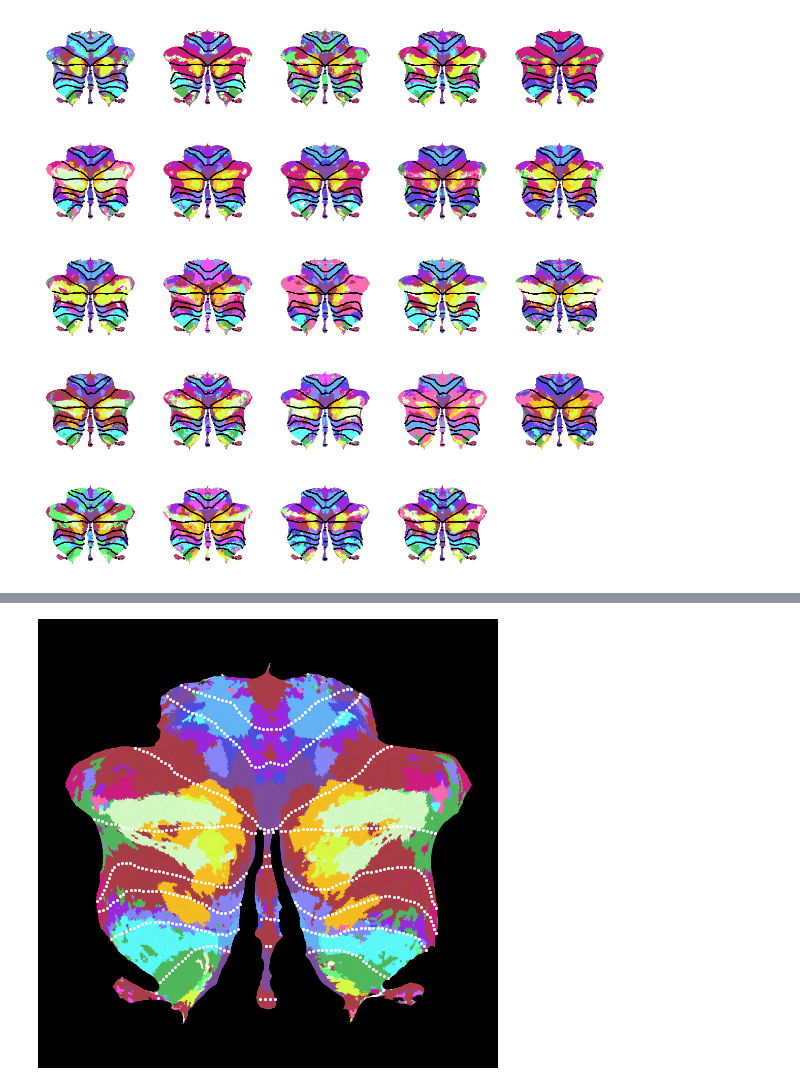
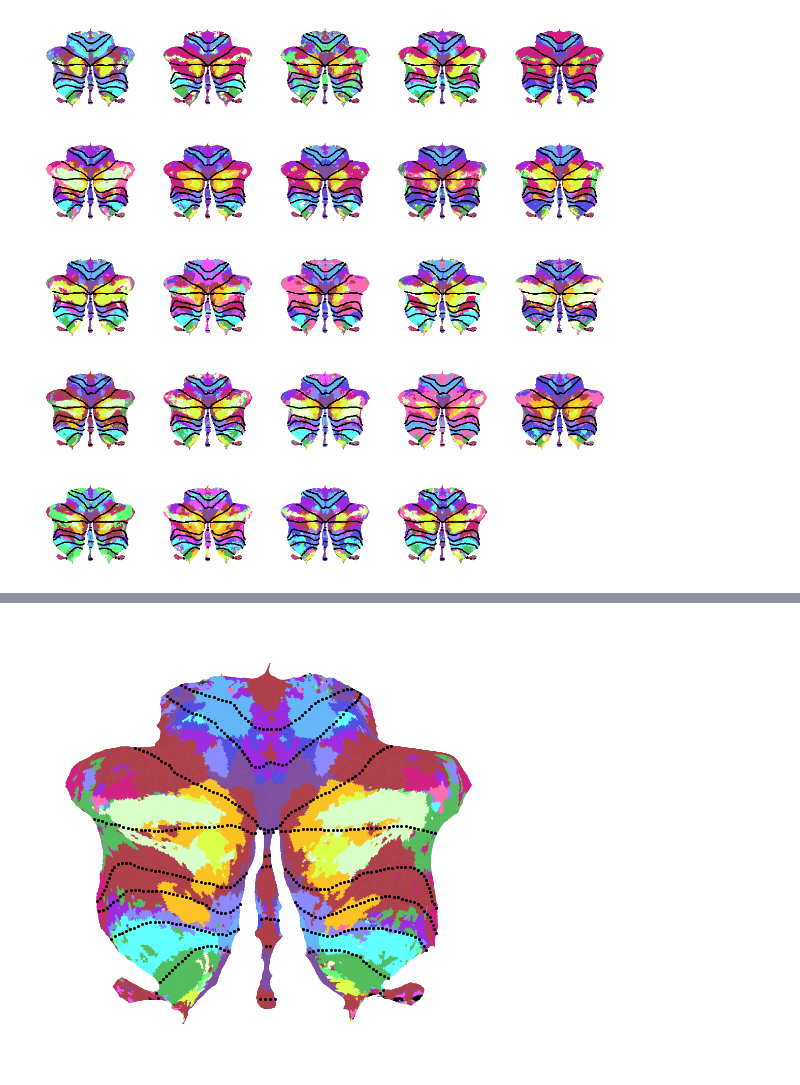
Before and after one commit to DiedrichsenLab/ProbabilisticParcellation, a Jupyter notebook: notebooks/atlas_paper/individual_sym_asym.ipynb, the cells around one changed output, grey strips where cells are left out. Cells and saved outputs as stored; diff of their text form; code cells hidden in the pictures.

```diff
--- a/notebooks/atlas_paper/individual_sym_asym.ipynb
+++ b/notebooks/atlas_paper/individual_sym_asym.ipynb
@@ -81,15 +81,15 @@ plt.savefig(figure_path + 'individ_parcel_09.png',dpi=300,bbox_inches='tight')
 # %%
 plt.figure(figsize=(8, 8))
 ut.plot_data_flat(parcels_indiv[15], atlas,
                    cmap=cmap_labels,
                    dtype='label',
                    colorbar=False,
                    bordersize=4,
-                   bordercolor='w',
-                   backgroundcolor='k')
+                   bordercolor='k',
+                   backgroundcolor='w')
 plt.savefig(figure_path + 'individ_parcel_15.png',dpi=300,bbox_inches='tight')
 # %% [output]
-[figure, old version]
+[figure, new version]
 # %%
 plt.figure(figsize=(8, 8))
 ut.plot_data_flat(parcels_indiv[19], atlas,
```
Also changed, not shown: parts of 3 cells of this notebook, 2 other files.
